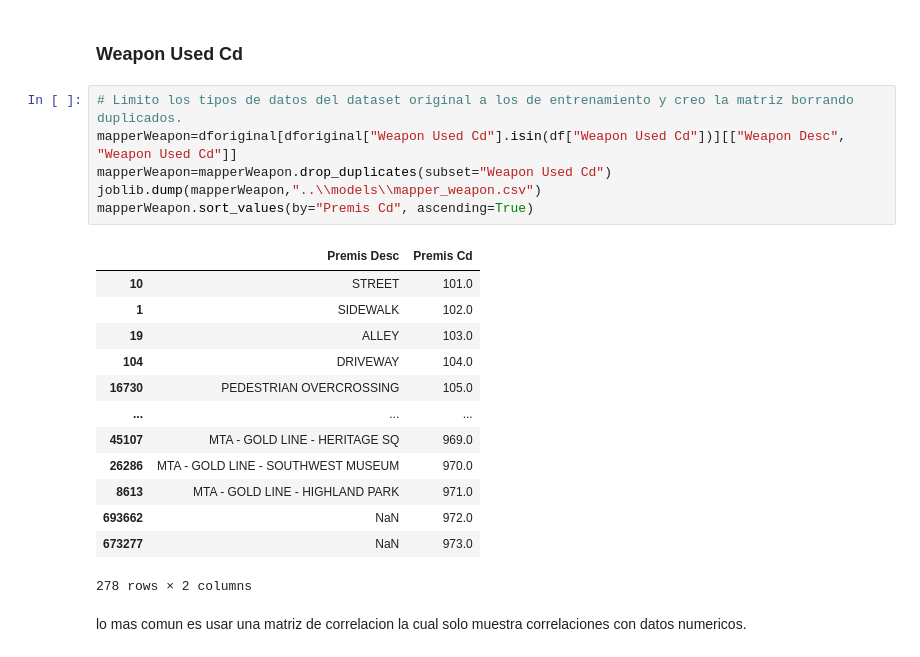
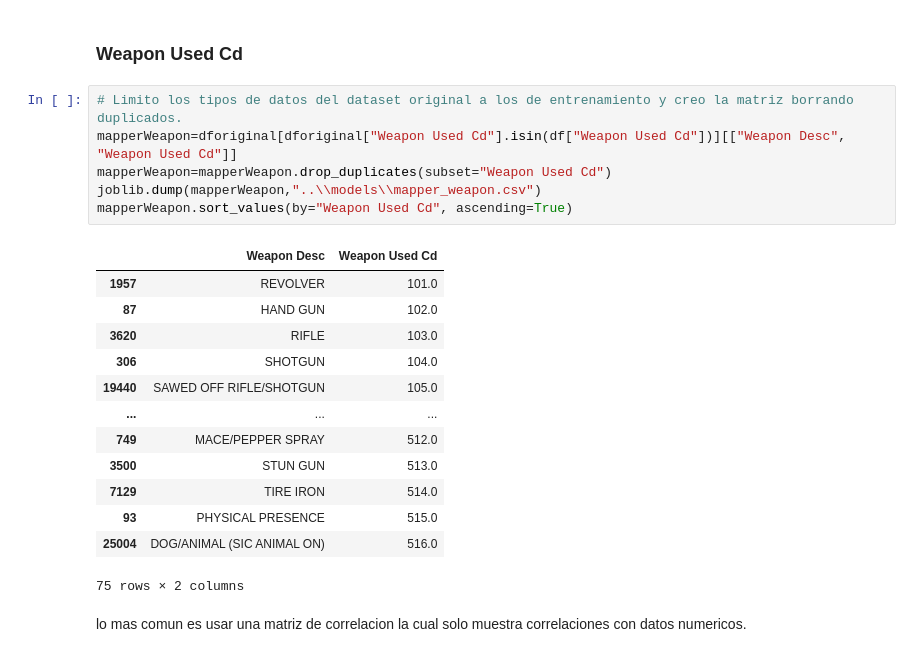
Before and after one commit to Janhjg/Runojanh-NadieEscapa, a Jupyter notebook: documents/notebook_model_train.ipynb, the cells around one changed output. Saved outputs shown, nothing was run; the diff lists cells and outputs as text.

```diff
--- a/documents/notebook_model_train.ipynb
+++ b/documents/notebook_model_train.ipynb
@@ -227,23 +227,23 @@ mapperPremis.sort_values(by="Premis Cd", ascending=True)
 # %%
 # Limito los tipos de datos del dataset original a los de entrenamiento y creo la matriz borrando duplicados.
 mapperWeapon=dforiginal[dforiginal["Weapon Used Cd"].isin(df["Weapon Used Cd"])][["Weapon Desc", "Weapon Used Cd"]]
 mapperWeapon=mapperWeapon.drop_duplicates(subset="Weapon Used Cd")
 joblib.dump(mapperWeapon,"..\\models\\mapper_weapon.csv")
-mapperWeapon.sort_values(by="Premis Cd", ascending=True)
+mapperWeapon.sort_values(by="Weapon Used Cd", ascending=True)
 # %% [output]
-|  | Premis Desc | Premis Cd |
-| 10 | STREET | 101.0 |
-| 1 | SIDEWALK | 102.0 |
-| 19 | ALLEY | 103.0 |
-| 104 | DRIVEWAY | 104.0 |
-| 16730 | PEDESTRIAN OVERCROSSING | 105.0 |
+|  | Weapon Desc | Weapon Used Cd |
+| 1957 | REVOLVER | 101.0 |
+| 87 | HAND GUN | 102.0 |
+| 3620 | RIFLE | 103.0 |
+| 306 | SHOTGUN | 104.0 |
+| 19440 | SAWED OFF RIFLE/SHOTGUN | 105.0 |
 | ... | ... | ... |
-| 45107 | MTA - GOLD LINE - HERITAGE SQ | 969.0 |
-| 26286 | MTA - GOLD LINE - SOUTHWEST MUSEUM | 970.0 |
-| 8613 | MTA - GOLD LINE - HIGHLAND PARK | 971.0 |
-| 693662 | NaN | 972.0 |
-| 673277 | NaN | 973.0 |
+| 749 | MACE/PEPPER SPRAY | 512.0 |
+| 3500 | STUN GUN | 513.0 |
+| 7129 | TIRE IRON | 514.0 |
+| 93 | PHYSICAL PRESENCE | 515.0 |
+| 25004 | DOG/ANIMAL (SIC ANIMAL ON) | 516.0 |
-278 rows × 2 columns
+75 rows × 2 columns
 # %% [markdown]
 lo mas comun es usar una matriz de correlacion la cual solo muestra correlaciones con datos numericos.
 # %%
```
